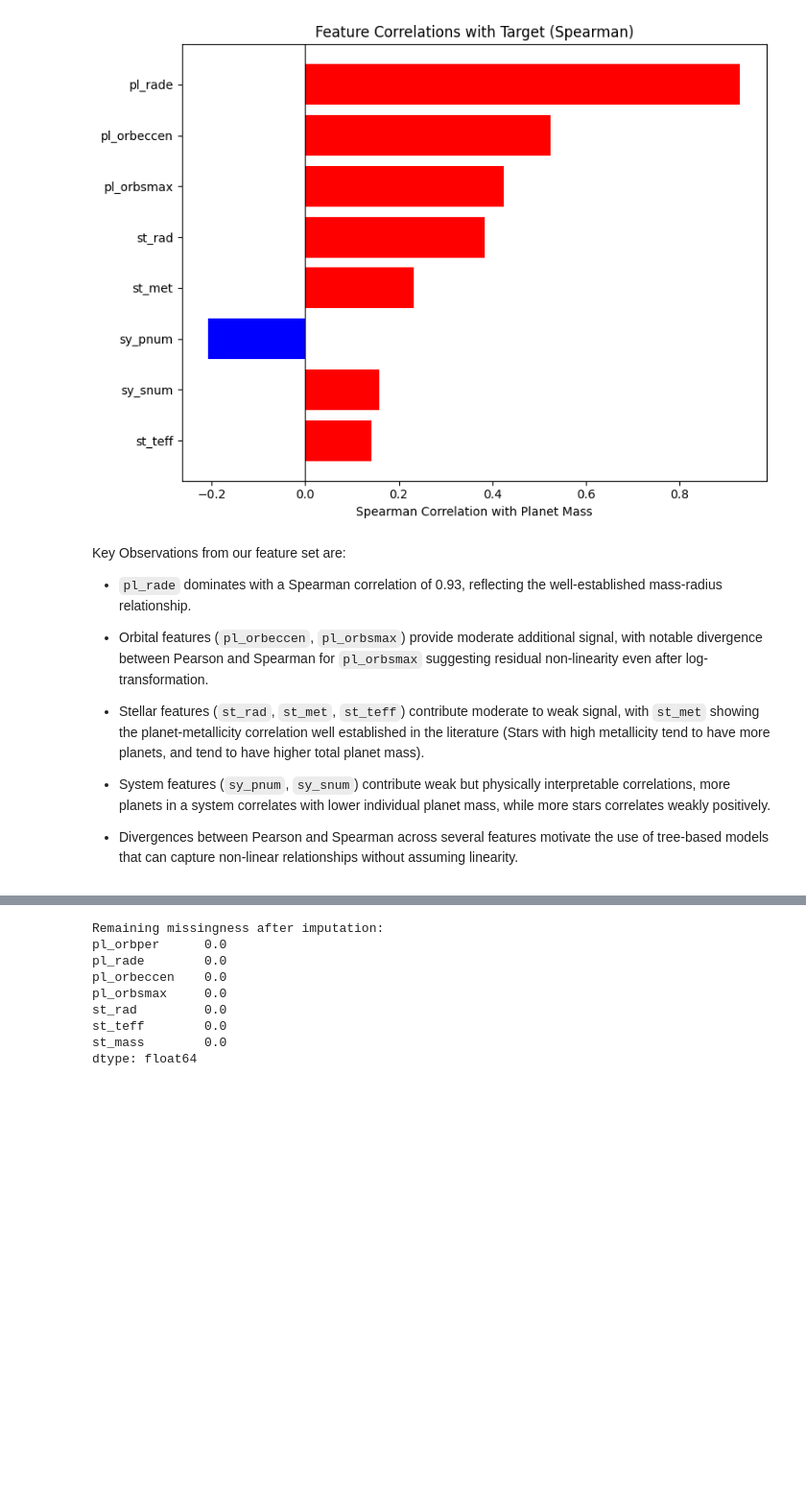
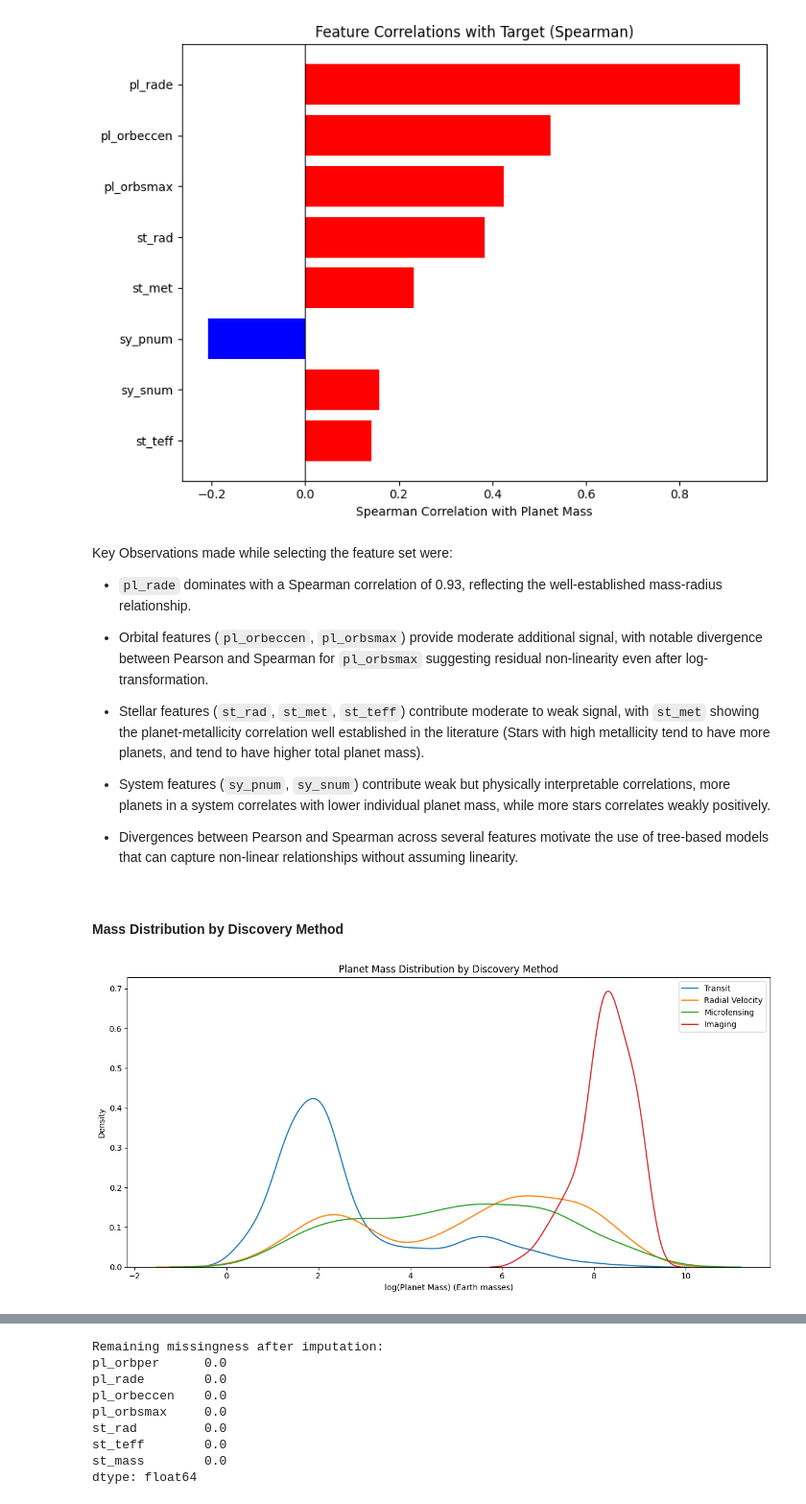
Before and after one commit to varun-pradhan-117/MassPrediction-OOD-Evaluation-NASAExoArchive, a Jupyter notebook: notebooks/Exoplanet_Mass_OOD.ipynb, the cells around one changed output, grey strips where cells are left out. Shown at 96% size. Drawn from its saved outputs; the diff is of its cells as text; code cells hidden in the pictures; blank space fills up the shorter version.

```diff
--- a/notebooks/Exoplanet_Mass_OOD.ipynb
+++ b/notebooks/Exoplanet_Mass_OOD.ipynb
@@ -184,7 +184,7 @@ plt.show()
 # %% [output]
 [figure]
 # %% [markdown]
-Key Observations from our feature set are:
+Key Observations made while selecting the feature set were:
 - `pl_rade` dominates with a Spearman correlation of 0.93, reflecting the well-established
 mass-radius relationship.
 
@@ -201,3 +201,23 @@ while more stars correlates weakly positively.
 
 - Divergences between Pearson and Spearman across several features motivate the use
 of tree-based models that can capture non-linear relationships without assuming linearity.
+# %% [markdown]
+#### Mass Distribution by Discovery Method
+# %%
+major_methods = planets['discoverymethod'].value_counts()[
+    planets['discoverymethod'].value_counts() > 50
+].index.tolist()
+
+plt.figure(figsize=(12, 6))
+for method in major_methods:
+    subset = planets[planets['discoverymethod'] == method][target]
+    sns.kdeplot(np.log1p(subset), label=method)
+
+plt.xlabel("log(Planet Mass) (Earth masses)")
+plt.ylabel("Density")
+plt.title("Planet Mass Distribution by Discovery Method")
+plt.legend()
+plt.tight_layout()
+plt.show()
+# %% [output]
+[figure, added]
```
Also changed, not shown: parts of 22 cells of this notebook.
